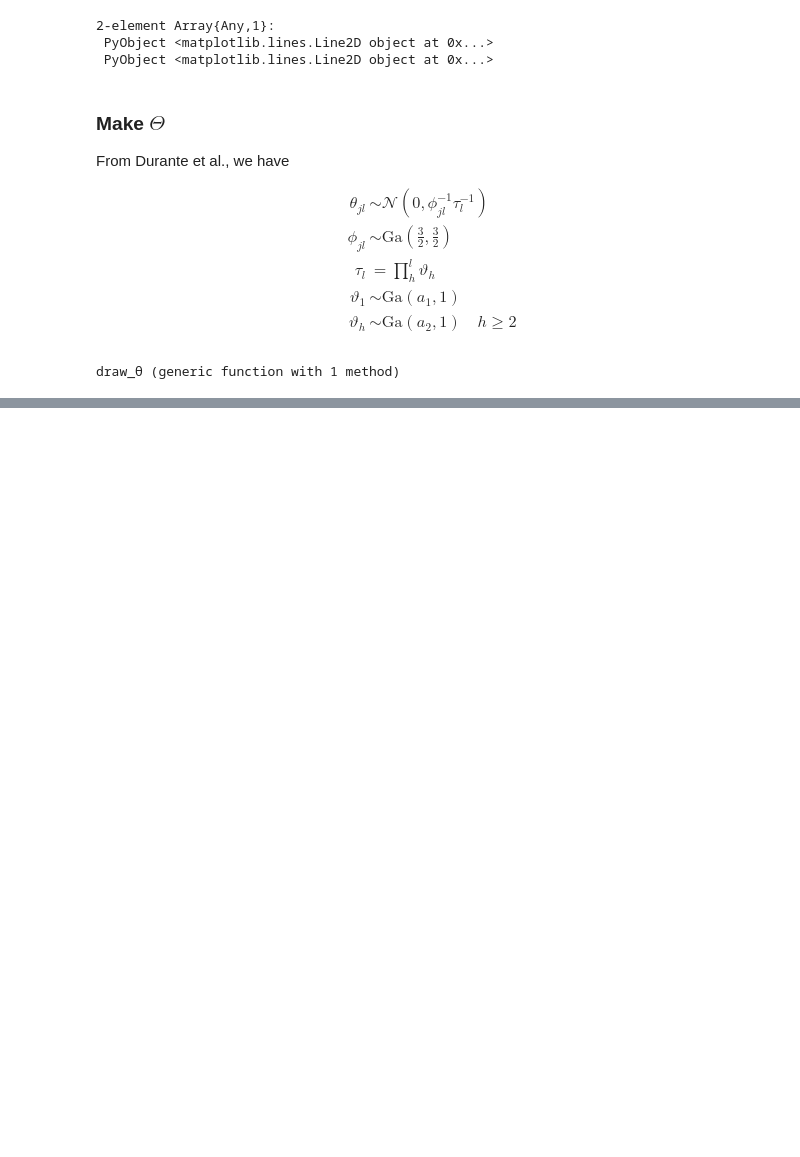
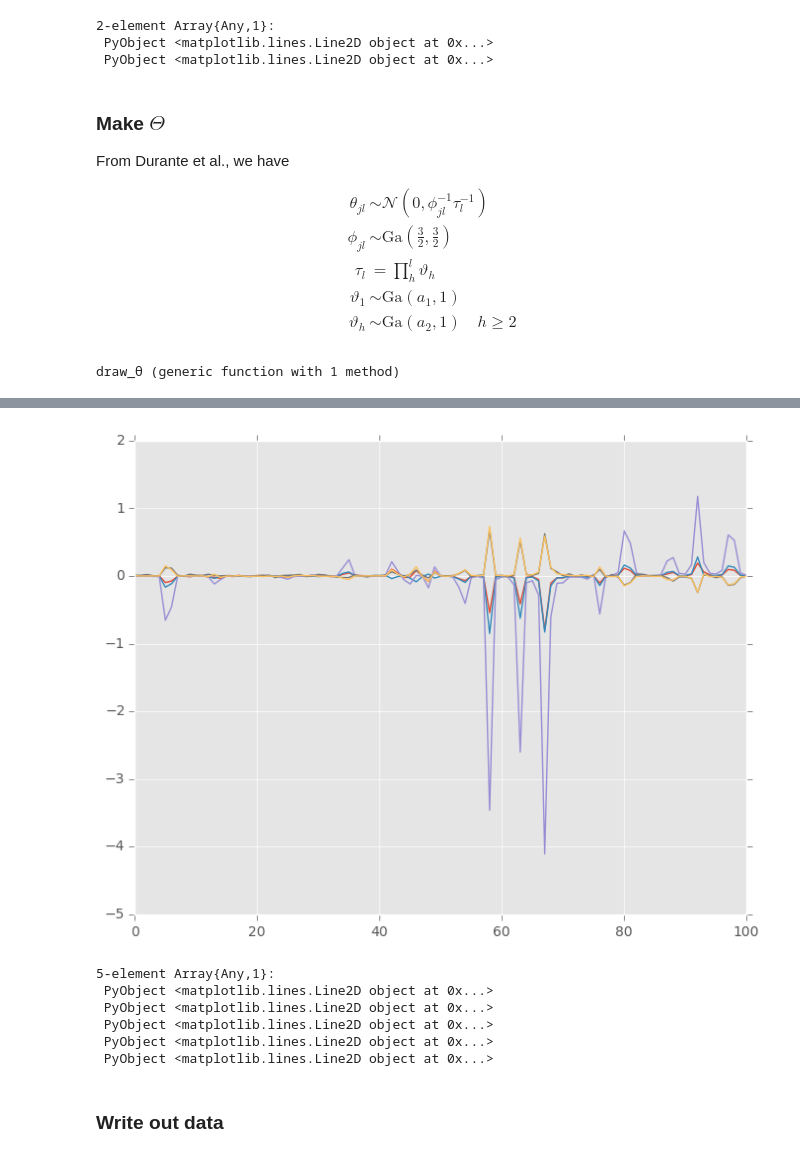
Before and after one commit to jmxpearson/laf, a Jupyter notebook: julia_make_labcr_test_data.ipynb, the cells around one changed output, grey strips where cells are left out. Drawn from its saved outputs; the diff is of its cells as text; code cells hidden in the pictures; blank space fills up the shorter version.

```diff
--- a/julia_make_labcr_test_data.ipynb
+++ b/julia_make_labcr_test_data.ipynb
@@ -140,0 +165,19 @@ plt.xlim(-1, 1)
+# %%
+y = Array(Float64, Nt, Np)
+noise = 0.001 * rand(MvNormal(Σ0), Nt)
+
+for t in 1:Nt
+    y[t, :] = Theta * slice(ξ, t, :, :) * slice(ψ, t, :) + noise[:, t]
+end
+# %%
+plot(y)
+# %% [output]
+[figure, added]
+5-element Array{Any,1}:
+ PyObject <matplotlib.lines.Line2D object at 0x...>
+ PyObject <matplotlib.lines.Line2D object at 0x...>
+ PyObject <matplotlib.lines.Line2D object at 0x...>
+ PyObject <matplotlib.lines.Line2D object at 0x...>
+ PyObject <matplotlib.lines.Line2D object at 0x...>
+# %% [markdown]
+### Write out data
```
Also changed, not shown: parts of 11 cells of this notebook.
